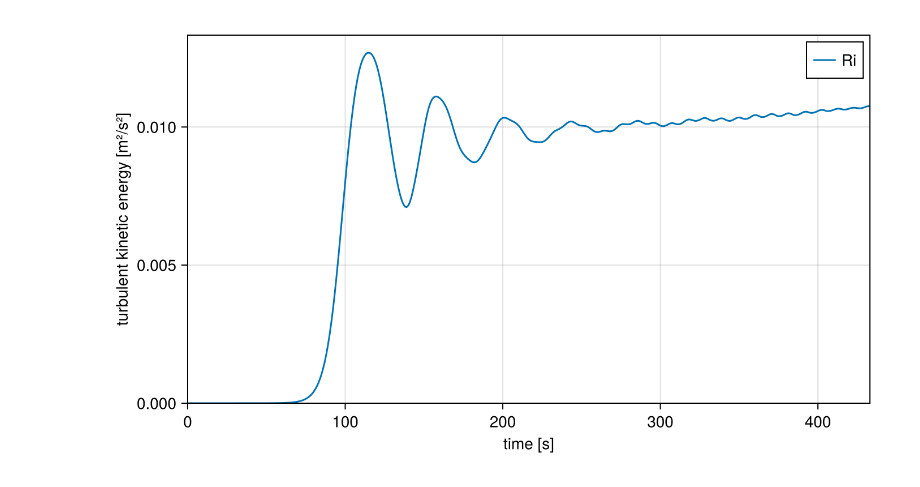
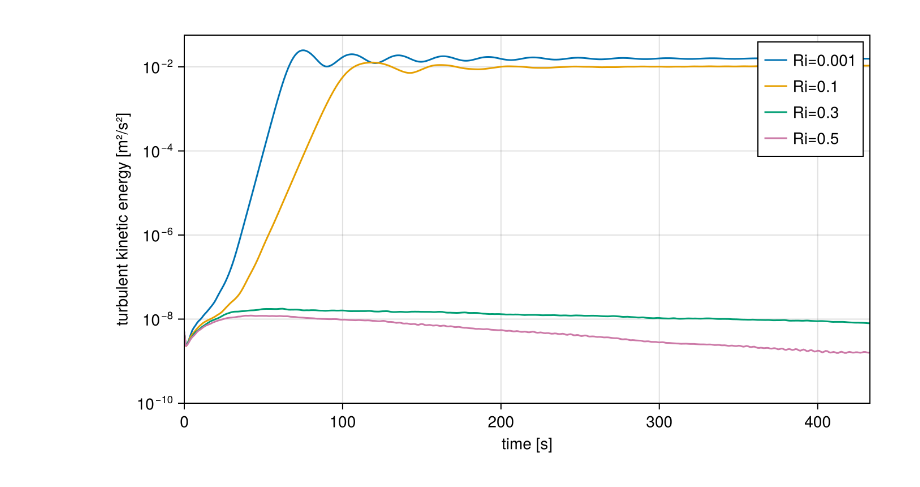
Before and after one commit to uci-oceanclimate/Irvinanigans.jl, a Jupyter notebook: notebooks/turbulent_kinetic_energy.ipynb, the cells around one changed output. Saved outputs shown, nothing was run; the diff lists cells and outputs as text; code cells hidden in the pictures.

Commit message:
Improved TKE plot

```diff
--- a/notebooks/turbulent_kinetic_energy.ipynb
+++ b/notebooks/turbulent_kinetic_energy.ipynb
@@ -10,18 +13,18 @@ filelist = [e for e in readdir(rootdir) if e[1]!="."[1]]
 # %%
 ds_ex = NCDataset(string(rootdir, filelist[1]), "r")
 fig = Figure(size = (700, 400))
 ax = Axis(
     fig[1, 1], xlabel = "time [s]", ylabel = "turbulent kinetic energy [m²/s²]",
-    limits=((0, ds_ex["time"][end]), (0, nothing))
+    limits=((0, ds_ex["time"][end]), (1e-10, nothing)), yscale=log10
 )
 close(ds_ex)
 
 for file in filelist
     ds = NCDataset(string(rootdir, file), "r")
-    lines!(ax, ds["time"], ds["TKE"], label="Ri")
+    lines!(ax, ds["time"], ds["TKE"], label=string("Ri=", ds.attrib["Ri"]))
     close(ds)
 end
 axislegend(ax)
 fig
 # %% [output]
-[figure, old version]
+[figure, new version]
```
Also changed, not shown: parts of 2 cells of this notebook, 1 other file.
